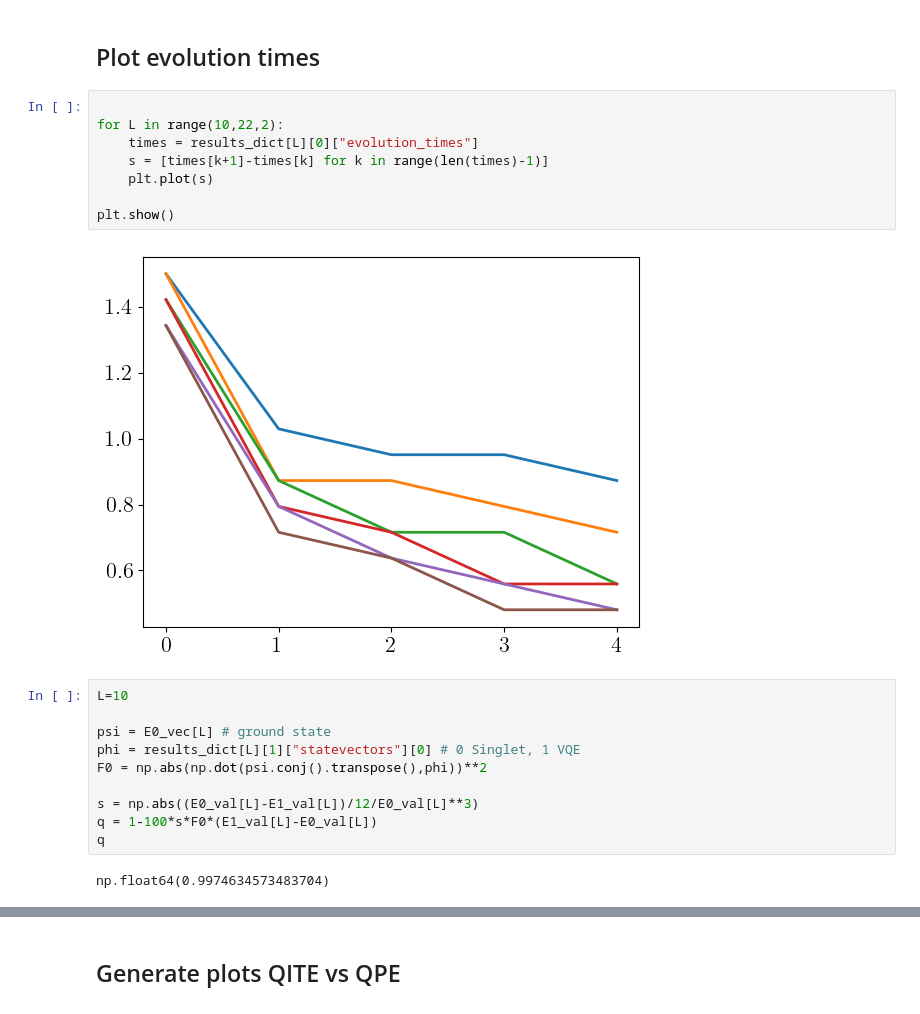
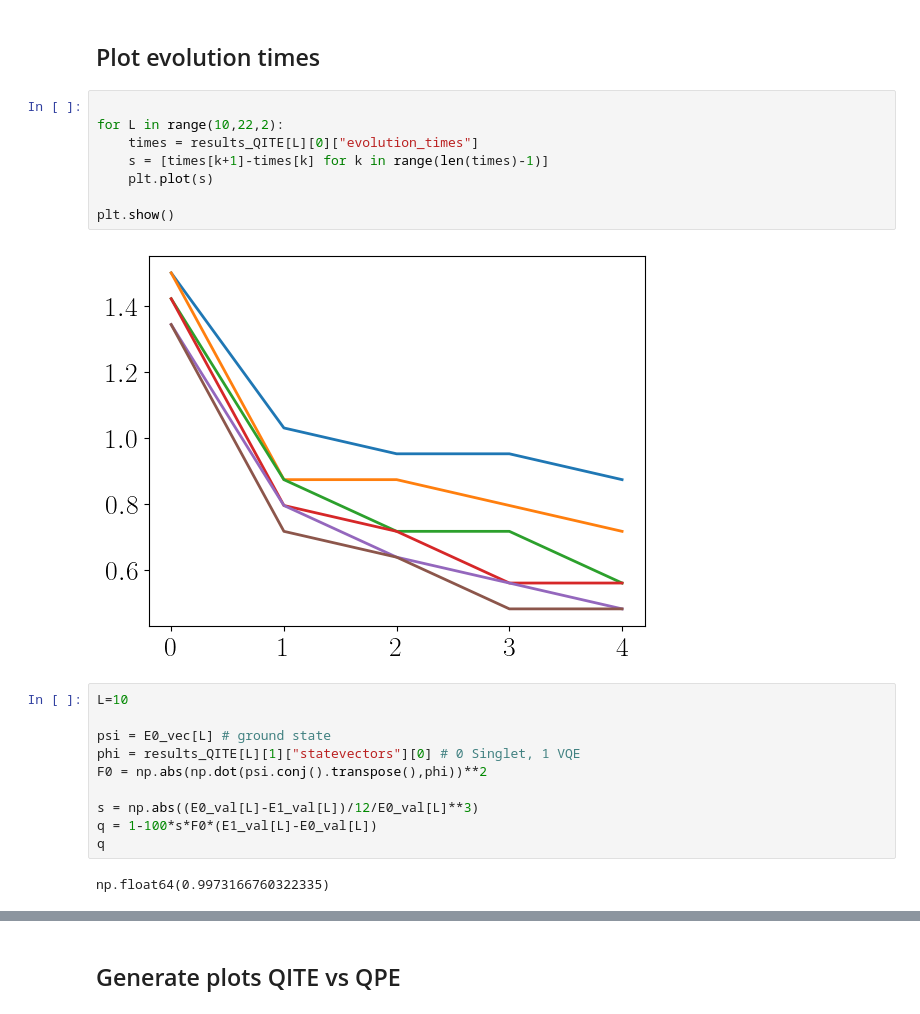
Before and after one commit to renezander90/DB-QITE, a Jupyter notebook: DB-QITE-PRL/generate_plots_PRL.ipynb, the cells around one changed output, grey strips where cells are left out. Drawn from its saved outputs; the diff is of its cells as text.

```diff
--- a/DB-QITE-PRL/generate_plots_PRL.ipynb
+++ b/DB-QITE-PRL/generate_plots_PRL.ipynb
@@ -396,22 +393,22 @@ plt.show()
 # %%
 
 for L in range(10,22,2):
-    times = results_dict[L][0]["evolution_times"]
+    times = results_QITE[L][0]["evolution_times"]
     s = [times[k+1]-times[k] for k in range(len(times)-1)]
     plt.plot(s)
 
 plt.show()
 # %% [output]
-[figure, old version]
+[figure, new version]
 # %%
 L=10
 
 psi = E0_vec[L] # ground state
-phi = results_dict[L][1]["statevectors"][0] # 0 Singlet, 1 VQE
+phi = results_QITE[L][1]["statevectors"][0] # 0 Singlet, 1 VQE
 F0 = np.abs(np.dot(psi.conj().transpose(),phi))**2
 
 s = np.abs((E0_val[L]-E1_val[L])/12/E0_val[L]**3)
 q = 1-100*s*F0*(E1_val[L]-E0_val[L])
 q
 # %% [output]
-np.float64(0.9974634573483704)
+np.float64(0.9973166760322335)
```
Also changed, not shown: parts of 24 cells of this notebook, 20 other files.
